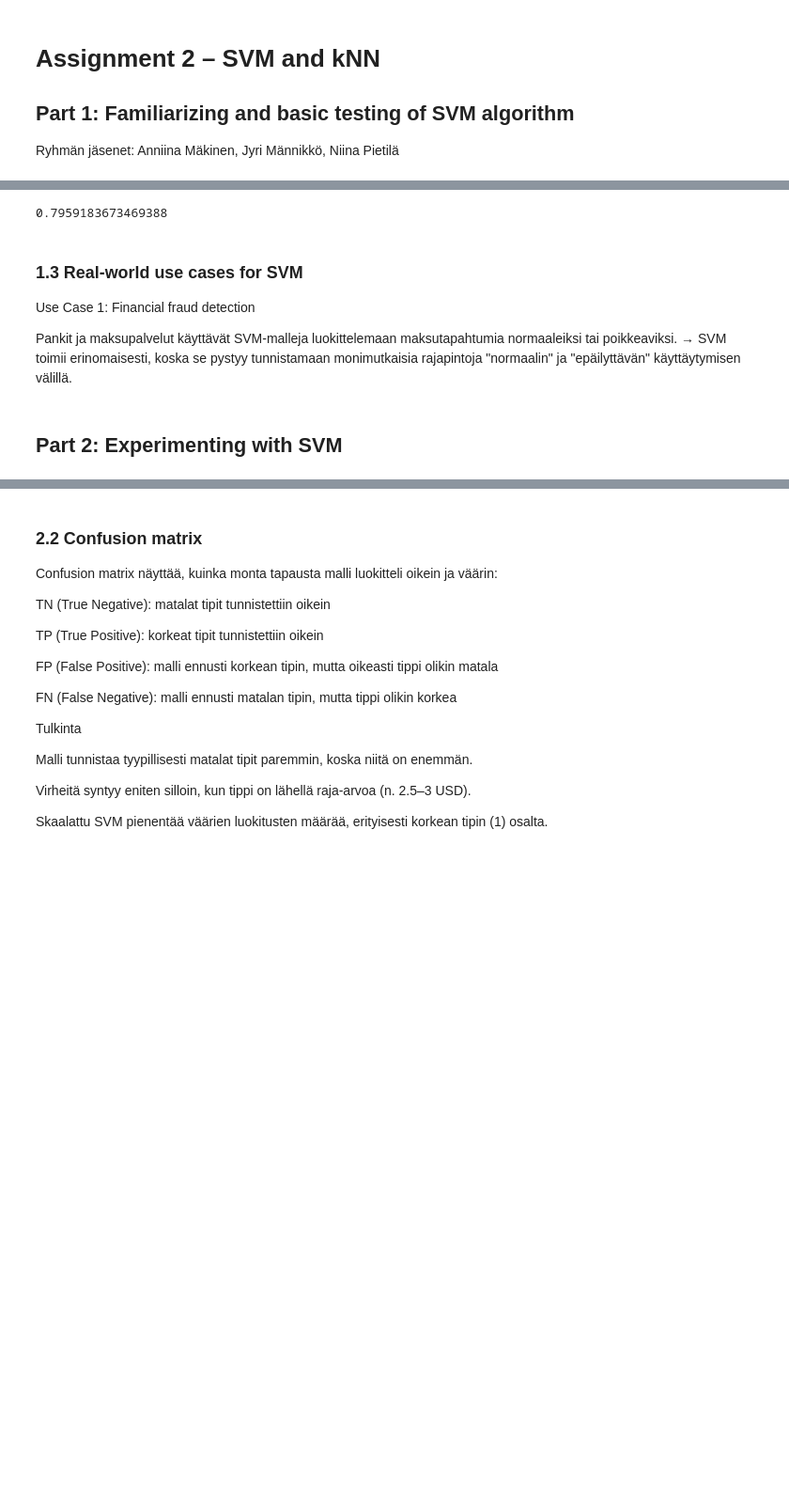
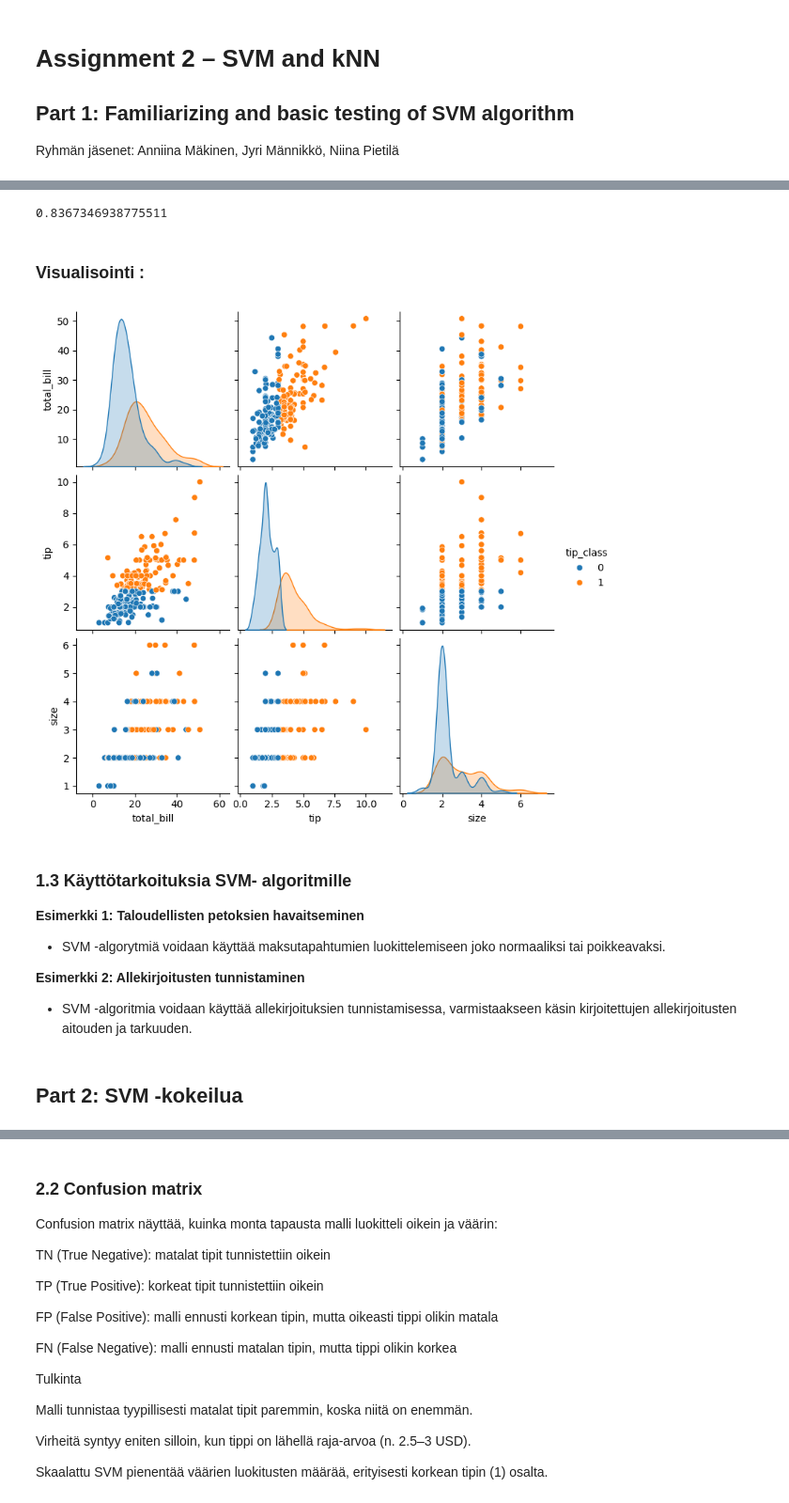
Before and after one commit to Anniinama/developMENTAL, a Jupyter notebook: Assigment 2/Assignment2_completed.ipynb, the cells around one changed output, grey strips where cells are left out. Shown at 94% size. Saved outputs shown, nothing was run; the diff lists cells and outputs as text; code cells hidden in the pictures; blank space fills up the shorter version.

```diff
--- a/Assigment 2/Assignment2_completed.ipynb
+++ b/Assigment 2/Assignment2_completed.ipynb
@@ -58,23 +50,41 @@ from sklearn.model_selection import train_test_split
 from sklearn.svm import SVC
 from sklearn.metrics import accuracy_score
 
-X = df_encoded.drop("tip_high", axis=1)
-y = df_encoded["tip_high"]
+X = df_encoded.drop("tip_class", axis=1)
+y = df_encoded["tip_class"]
 
-X_train, X_test, y_train, y_test = train_test_split(X, y, test_size=0.2, random_state=42)
+X_train, X_test, y_train, y_test = train_test_split(
+    X, y, test_size=0.2, shuffle=True, random_state=0
+)
 
 model = SVC()
 model.fit(X_train, y_train)
+
 y_pred = model.predict(X_test)
 accuracy_score(y_test, y_pred)
 # %% [output]
-0.7959183673469388
+0.8367346938775511
+# %% [markdown]
+### Visualisointi :
+# %%
+import seaborn as sns
+import matplotlib.pyplot as plt
+sns.pairplot(df, hue="tip_class")
+plt.show()
+# %% [output]
+[figure, added]
 # %% [markdown]
-### 1.3 Real-world use cases for SVM
-Use Case 1: Financial fraud detection
+### 1.3 Käyttötarkoituksia SVM- algoritmille
 
-Pankit ja maksupalvelut käyttävät SVM-malleja luokittelemaan maksutapahtumia normaaleiksi tai poikkeaviksi.
-→ SVM toimii erinomaisesti, koska se pystyy tunnistamaan monimutkaisia rajapintoja "normaalin" ja "epäilyttävän" käyttäytymisen välillä.
+**Esimerkki 1:  Taloudellisten petoksien havaitseminen**
+
+- SVM -algorytmiä voidaan käyttää maksutapahtumien luokittelemiseen joko normaaliksi tai poikkeavaksi.
+
+
+
+**Esimerkki 2: Allekirjoitusten tunnistaminen**
+
+- SVM -algoritmia voidaan käyttää allekirjoituksien tunnistamisessa, varmistaakseen käsin kirjoitettujen allekirjoitusten aitouden ja tarkuuden.
 # %% [markdown]
-## Part 2: Experimenting with SVM
+## Part 2: SVM -kokeilua
 # %% [markdown]
```
Also changed, not shown: parts of 8 cells of this notebook.
